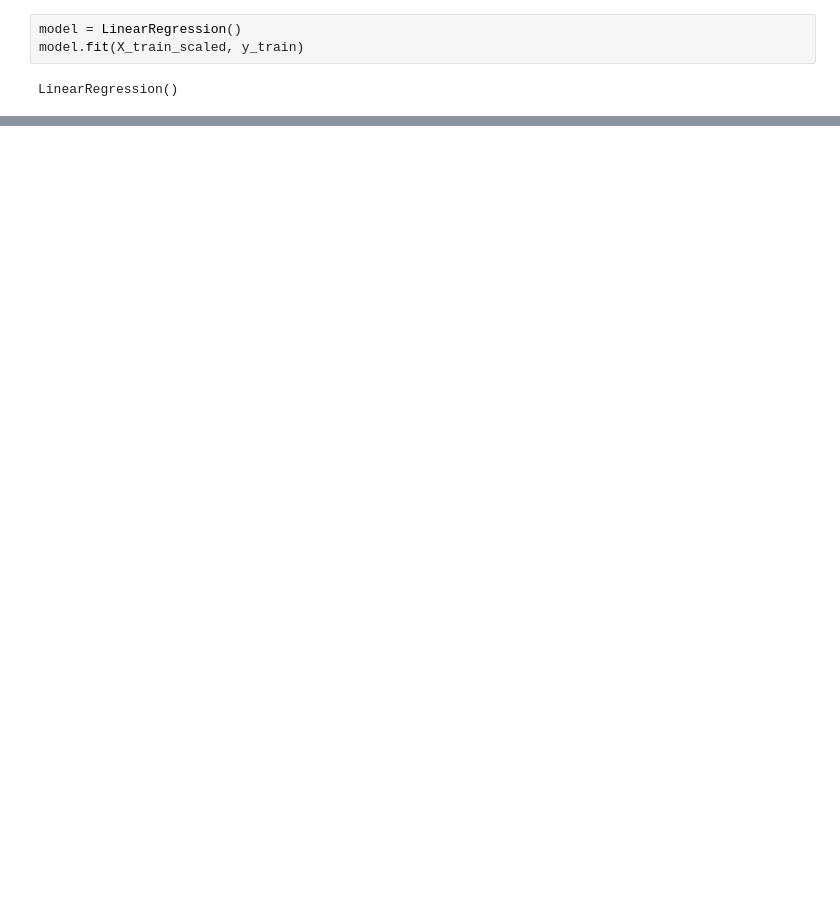
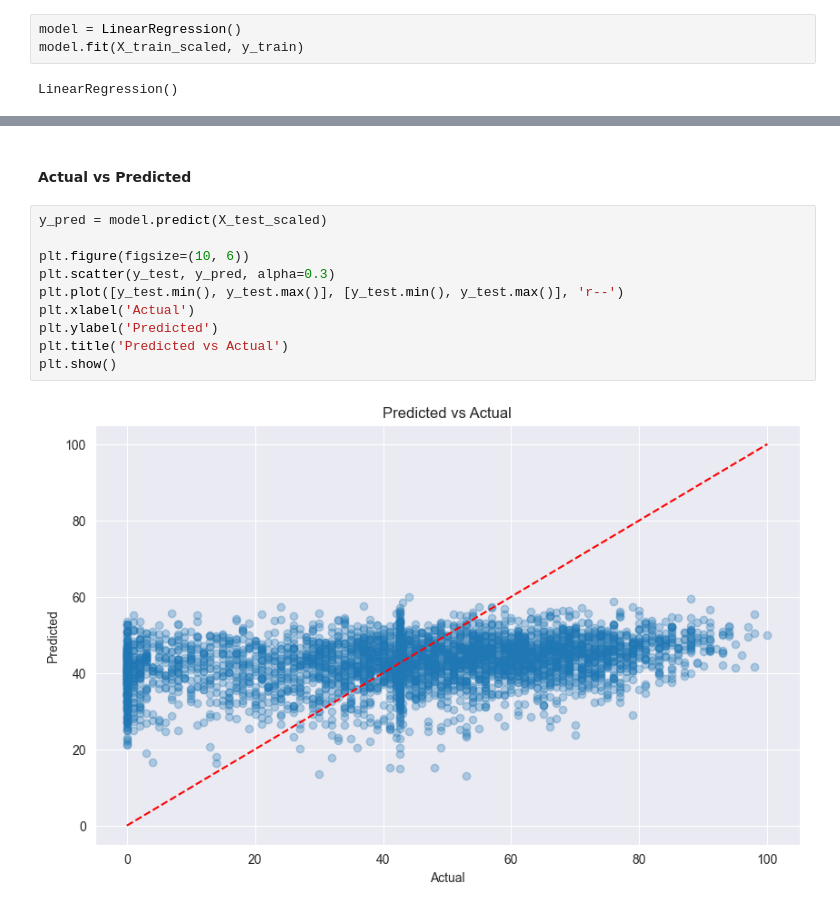
Before and after one commit to IlianCoding/SpotifyAIModel, a Jupyter notebook: models/linearRegression.ipynb, the cells around one changed output, grey strips where cells are left out. Saved outputs shown, nothing was run; the diff lists cells and outputs as text; blank space fills up the shorter version.

```diff
--- a/models/linearRegression.ipynb
+++ b/models/linearRegression.ipynb
@@ -143,0 +163,14 @@ pd.DataFrame(scores)
+# %% [markdown]
+#### Actual vs Predicted
+# %%
+y_pred = model.predict(X_test_scaled)
+
+plt.figure(figsize=(10, 6))
+plt.scatter(y_test, y_pred, alpha=0.3)
+plt.plot([y_test.min(), y_test.max()], [y_test.min(), y_test.max()], 'r--')
+plt.xlabel('Actual')
+plt.ylabel('Predicted')
+plt.title('Predicted vs Actual')
+plt.show()
+# %% [output]
+[figure, added]
```
Also changed, not shown: parts of 22 cells of this notebook, 5 other files.
